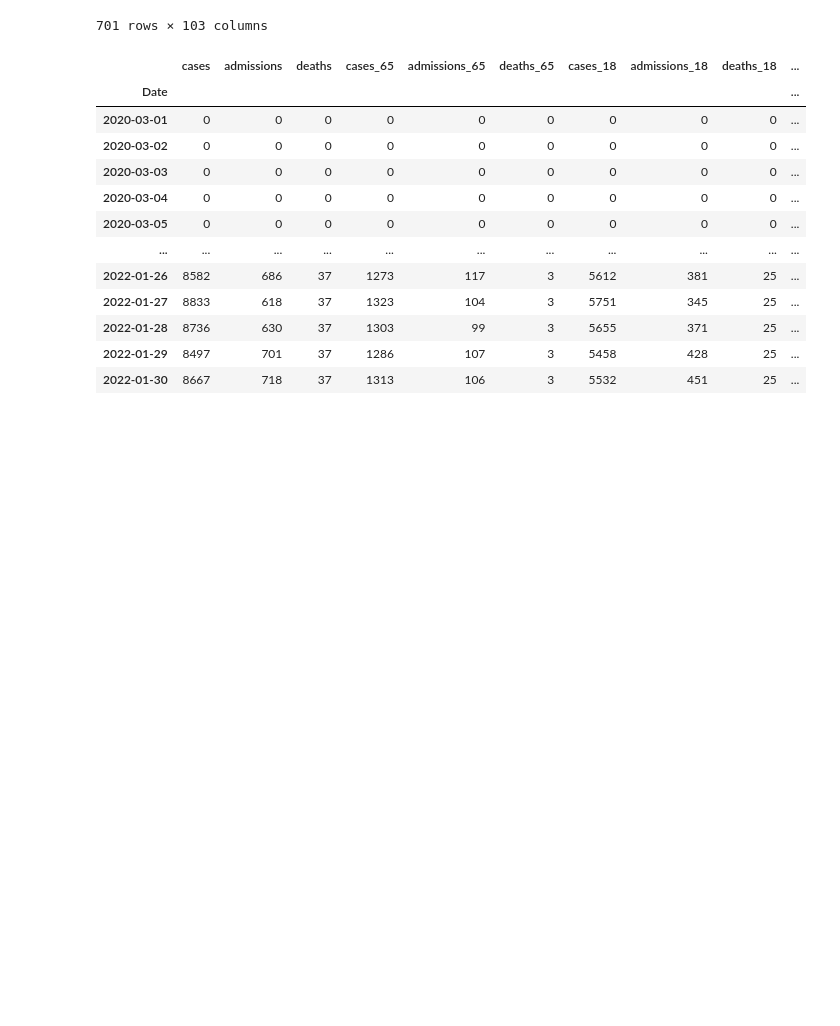
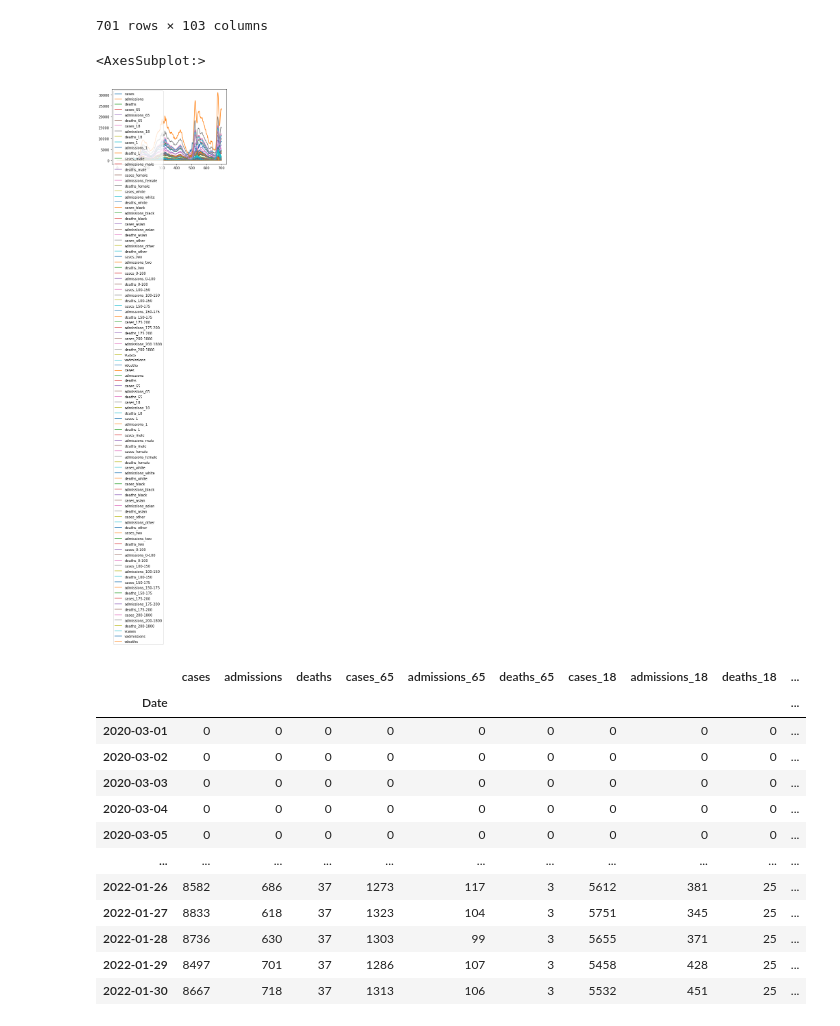
Before and after one commit to EdwinMichaelLab/ABM-dashboard, a Jupyter notebook: time-plots-test.ipynb, the cells around one changed output. Cells and saved outputs as stored; diff of their text form; code cells hidden in the pictures; blank space fills up the shorter version.

```diff
--- a/time-plots-test.ipynb
+++ b/time-plots-test.ipynb
@@ -92,6 +92,11 @@ plotdf
 | 699 | 8497 | 701 | 37 | 1286 | 107 | 3 | 5458 | 428 | 25 | ... |
 | 700 | 8667 | 718 | 37 | 1313 | 106 | 3 | 5532 | 451 | 25 | ... |
 701 rows × 103 columns
+# %%
+plotdf.plot()
+# %% [output]
+<AxesSubplot:>
+[figure, added]
 # %%
 plotdf['Date'] = pd.to_datetime(plotdf['date'])
 plotdf['Week_Number'] = plotdf['Date'].dt.week
```
Also changed, not shown: 4 other files.
